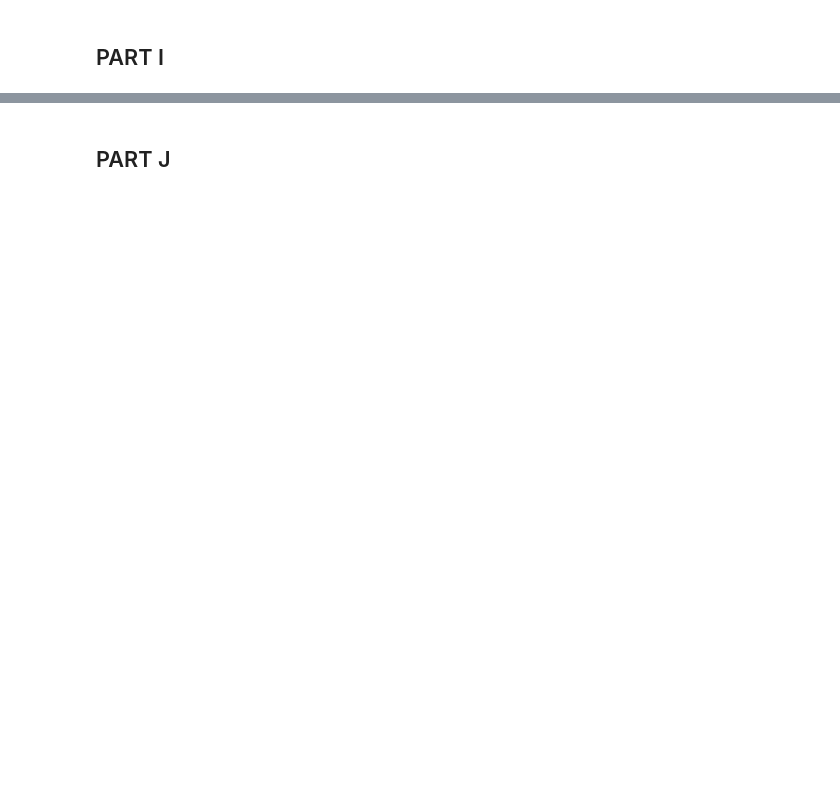
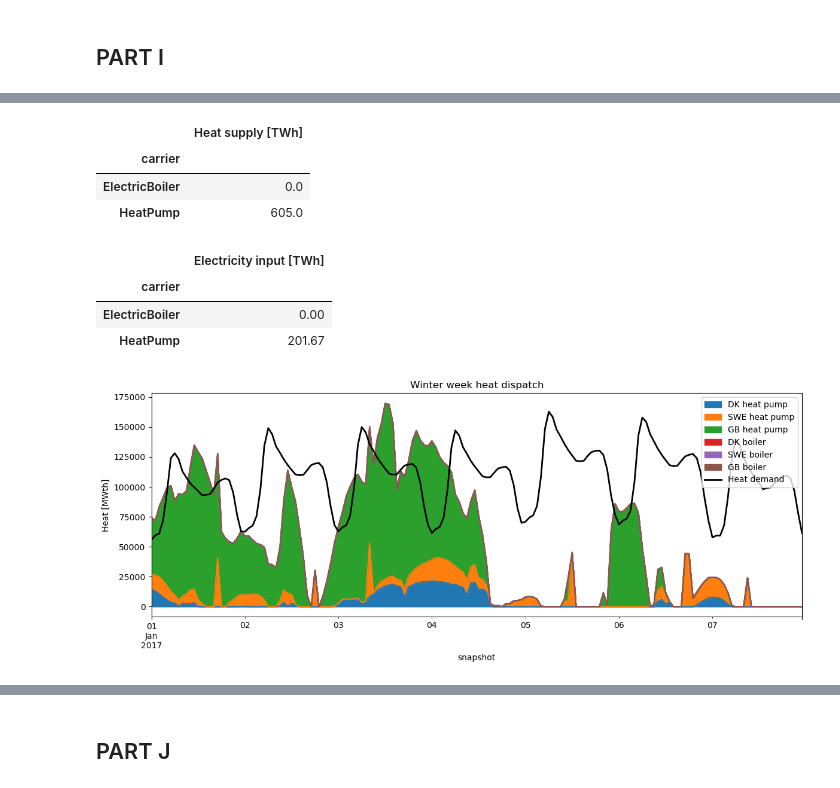
Before and after one commit to martinsiitam/ieg-spring-2026, a Jupyter notebook: martin/project.ipynb, the cells around one changed output, grey strips where cells are left out. Drawn from its saved outputs; the diff is of its cells as text; code cells hidden in the pictures; blank space fills up the shorter version.

```diff
--- a/martin/project.ipynb
+++ b/martin/project.ipynb
@@ -5430,0 +6062,9 @@ CO2 price abs: 326.43883982572066
+# %%
+heat_links = n.links.index[n.links.carrier.isin(["HeatPump", "ElectricBoiler"])]
+
+heat_capacity_table = n.links.loc[
+    heat_links,
+    ["bus0", "bus1", "carrier", "p_nom_opt", "efficiency"]
+]
+
+display(heat_capacity_table.round(2))
@@ -5430,0 +6095,54 @@ CO2 price abs: 326.43883982572066
+# %%
+heat_output = -n.links_t.p1[heat_links]
+
+heat_supply_by_tech = (
+    heat_output
+    .sum()
+    .groupby(n.links.loc[heat_links, "carrier"])
+    .sum()
+    / 1e6
+)
+
+display(heat_supply_by_tech.to_frame("Heat supply [TWh]").round(2))
+# %% [output]
+|  | Heat supply [TWh] |
+| carrier |  |
+| ElectricBoiler | 0.0 |
+| HeatPump | 605.0 |
+# %%
+heat_electricity_input = (
+    n.links_t.p0[heat_links]
+    .sum()
+    .groupby(n.links.loc[heat_links, "carrier"])
+    .sum()
+    / 1e6
+)
+
+display(heat_electricity_input.to_frame("Electricity input [TWh]").round(2))
+# %% [output]
+|  | Electricity input [TWh] |
+| carrier |  |
+| ElectricBoiler | 0.00 |
+| HeatPump | 201.67 |
+# %%
+winter_week = n.snapshots[:24*7]
+
+heat_output_week = heat_output.loc[winter_week]
+heat_demand_week = (
+    n.loads_t.p_set[
+        [load for load in n.loads.index if "heat load" in load]
+    ]
+    .loc[winter_week]
+    .sum(axis=1)
+)
+
+ax = heat_output_week.plot.area(figsize=(12,5))
+heat_demand_week.plot(ax=ax, color="black", linewidth=2, label="Heat demand")
+
+plt.ylabel("Heat [MWth]")
+plt.title("Winter week heat dispatch")
+plt.legend()
+plt.tight_layout()
+plt.show()
+# %% [output]
+[figure, added]
```
Also changed, not shown: parts of 29 cells of this notebook, 3 other files.
